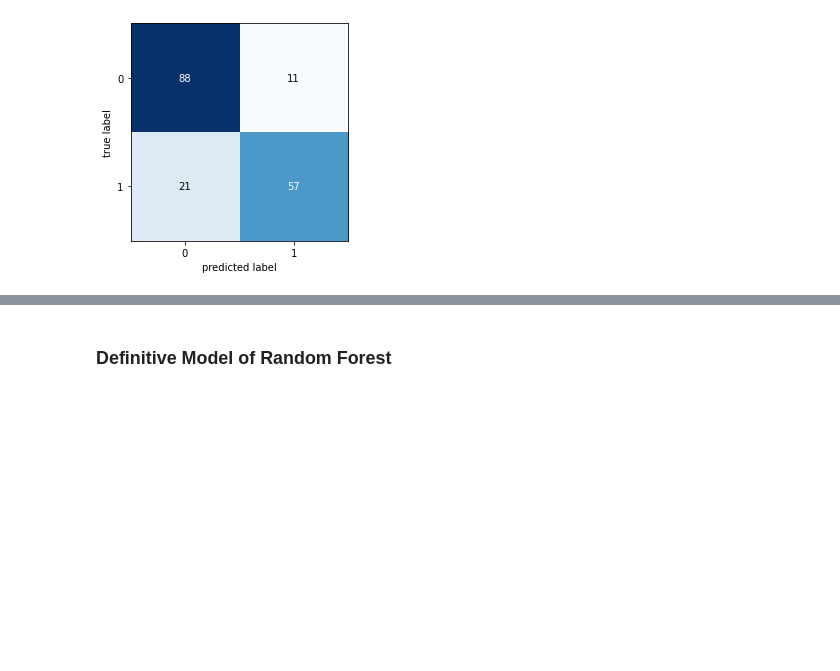
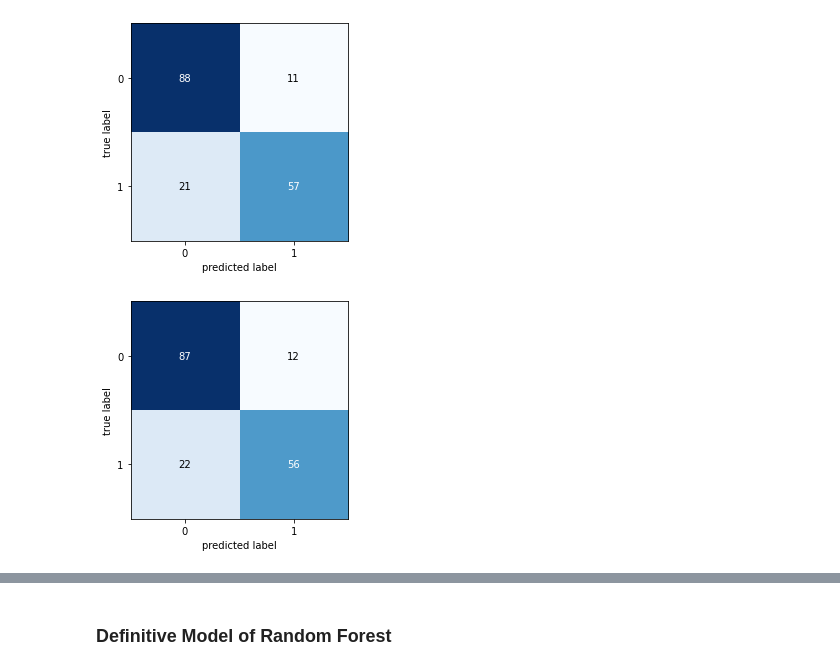
Before and after one commit to HeyLucasLeao/kaggle, a Jupyter notebook: Titanic/titanic.ipynb, the cells around one changed output, grey strips where cells are left out. Cells and saved outputs as stored; diff of their text form; code cells hidden in the pictures; blank space fills up the shorter version.

```diff
--- a/Titanic/titanic.ipynb
+++ b/Titanic/titanic.ipynb
@@ -241,4 +297,7 @@ lgbm = LGBMClassifier(
                         min_child_samples= 2,
                         subsample= 0.9450916679006104,
                         colsample_bytree = 0.6069593960609855,
-                        n_estimators = 447)
+                        n_estimators = 447,
+                        random_state = SEED)
+lgbm.fit(xs, y)
+lgbm.score(valid_xs, valid_y)
@@ -255,0 +306,4 @@ lgbm.score(valid_xs, valid_y)
+# %%
+rf = RandomForestClassifier(n_estimators = 140, random_state = SEED)
+rf.fit(xs, y)
+rf.score(valid_xs, valid_y)
@@ -265,3 +325,11 @@ fig, ax = plot_confusion_matrix(conf_mat=cm)
 plt.show()
 # %% [output]
 [figure]
+# %%
+cm = confusion_matrix(valid_y, rf.predict(valid_xs))
+
+fig, ax = plot_confusion_matrix(conf_mat=cm)
+
+plt.show()
+# %% [output]
+[figure, added]
```
Also changed, not shown: parts of 37 cells of this notebook.
